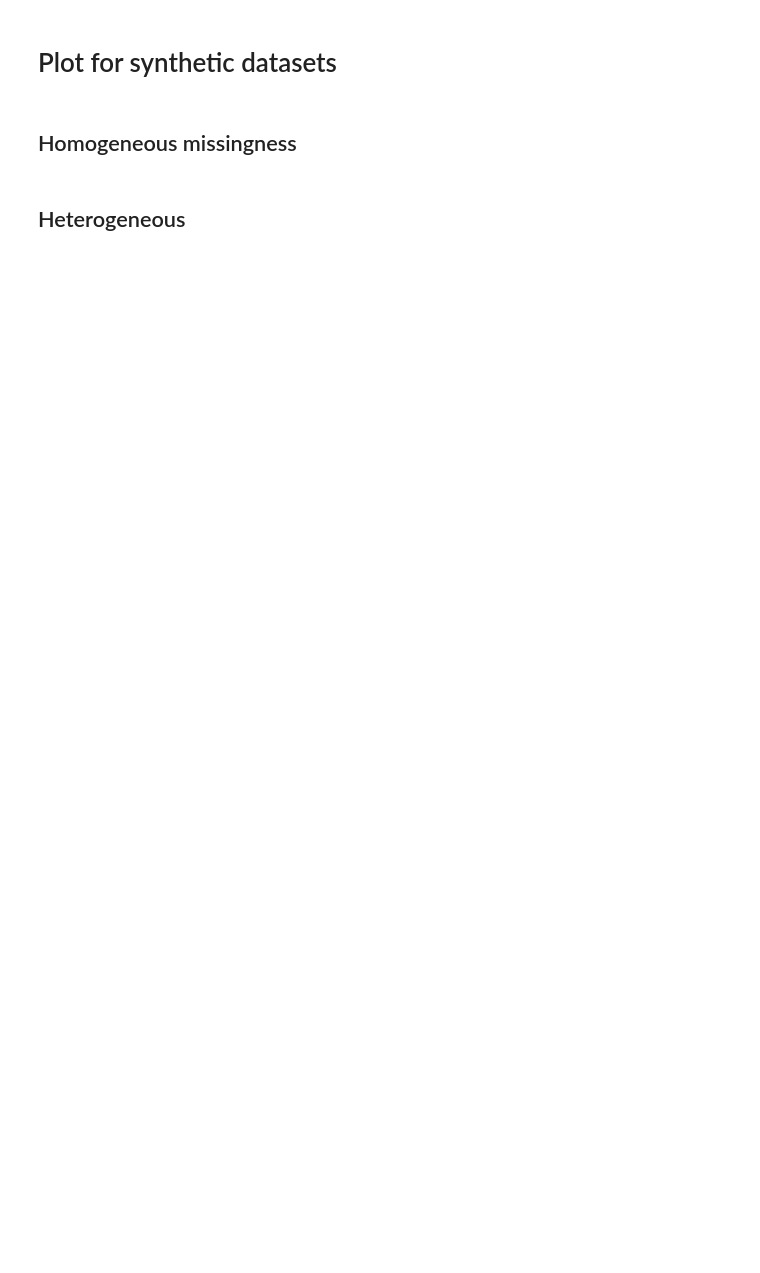
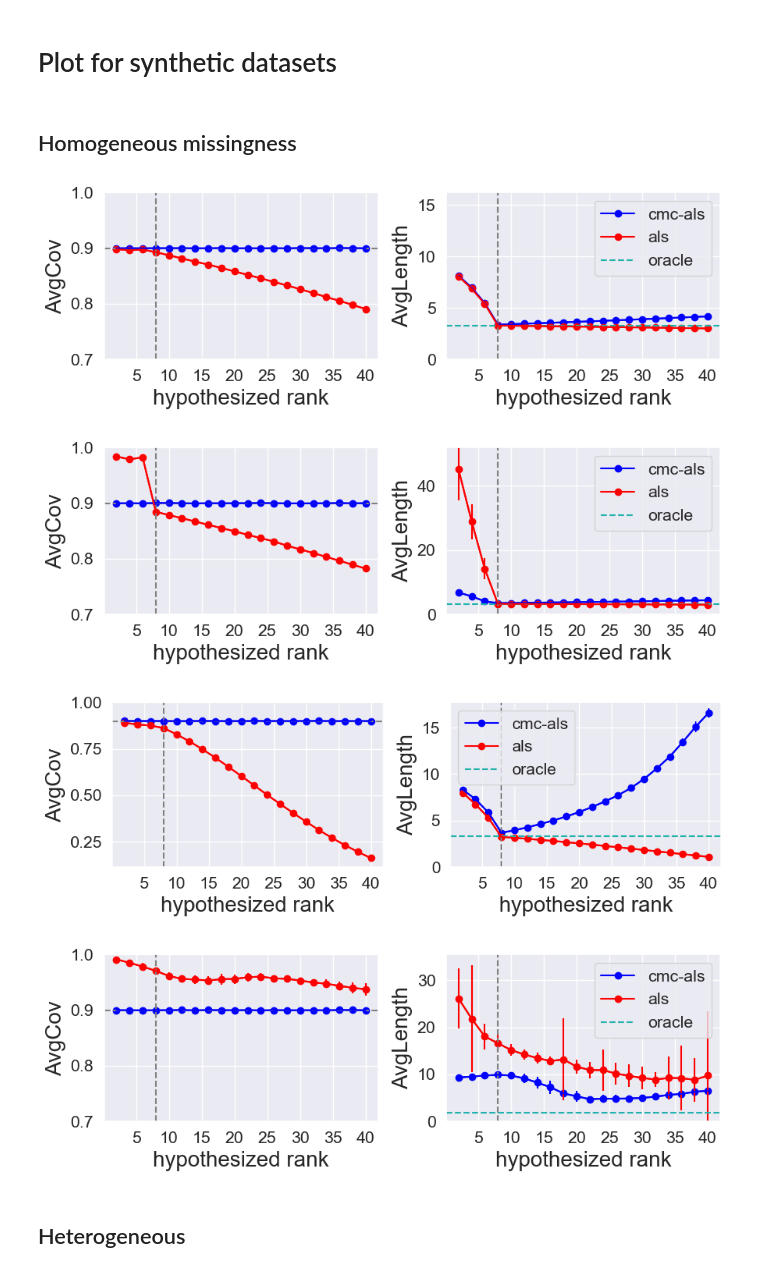
Before and after one commit to yugjerry/conf-mc, a Jupyter notebook: plot/plot_result.ipynb, the cells around one changed output. Saved outputs shown, nothing was run; the diff lists cells and outputs as text; code cells hidden in the pictures; blank space fills up the shorter version.

Commit message:
update plots

```diff
--- a/plot/plot_result.ipynb
+++ b/plot/plot_result.ipynb
@@ -61,10 +61,8 @@ for d in [500]:
             sd_len_cvx = np.zeros(len(rk_seq))
             for i_rk in range(len(rk_seq)):
                 rk = rk_seq[i_rk]
-                file_dir1 = '../results_4_28/cov_'+str(d1)+'_'+str(mis_set)+'_'+str(k_star)+'_'+str(rk)+'_'+het+'_'+str(sd)+'_'+tail+'_'+str(pr)+'_'+str(sigma_true)+'_'+str(full_exp)+'.csv'
-                file_dir2 = '../results_4_28/len_'+str(d1)+'_'+str(mis_set)+'_'+str(k_star)+'_'+str(rk)+'_'+het+'_'+str(sd)+'_'+tail+'_'+str(pr)+'_'+str(sigma_true)+'_'+str(full_exp)+'.csv'
-#                 file_dir1 = '../results/cov_'+str(d1)+'_'+str(low_d)+'_'+het+'_'+str(sd)+'_'+str(sd_perturb)+'_'+tail+'_'+str(pr)+'.csv'
-#                 file_dir2 = '../results/len_'+str(d1)+'_'+str(low_d)+'_'+het+'_'+str(sd)+'_'+str(sd_perturb)+'_'+tail+'_'+str(pr)+'.csv'
+                file_dir1 = '../results/cov_'+str(d1)+'_'+str(mis_set)+'_'+str(k_star)+'_'+str(rk)+'_'+het+'_'+str(sd)+'_'+tail+'_'+str(pr)+'_'+str(sigma_true)+'_'+str(full_exp)+'.csv'
+                file_dir2 = '../results/len_'+str(d1)+'_'+str(mis_set)+'_'+str(k_star)+'_'+str(rk)+'_'+het+'_'+str(sd)+'_'+tail+'_'+str(pr)+'_'+str(sigma_true)+'_'+str(full_exp)+'.csv'
                 cov_df = pd.read_csv(file_dir1)
                 len_df = pd.read_csv(file_dir2)
 
@@ -110,8 +108,6 @@ for d in [500]:
             sns.set(font_scale = 1.4)
 
             col_seq=['orange','blue','green','red']
-#             cov_min = min(min(cov_als)*0.8,1-alpha)
-#             cov_min = 0.2
             if mis_set==2:
                 cov_min=min(min(cov_als)*0.7,1-alpha)
             else:
@@ -131,36 +127,41 @@ for d in [500]:
                 ax[0].set_xticks([1.5,4,6.5,9,11.5,14,16.5,19],[5,10,15,20,25,30,35,40])
             ax[0].set_ylim((cov_min,1))
             ax[0].set_xlabel('hypothesized rank',fontsize=20)
-            ax[0].set_ylabel('AveCov',fontsize=20)
+            ax[0].set_ylabel('AvgCov',fontsize=20)
             ax[0].axvline(x = rk_x, color = 'grey', linestyle = '--')
             ax[0].axhline(y = 1-alpha, color = 'grey', linestyle = '--')
 
             ax[1].plot(range(len(rk_seq)), len_conf_hat, marker='o', label=label2, c=col_seq[1])
             ax[1].errorbar(range(len(rk_seq)), len_conf_hat, yerr = sd_len_conf_hat, c=col_seq[1])
             ax[1].plot(range(len(rk_seq)), len_als, marker='o', label=label4, c=col_seq[3])
             ax[1].errorbar(range(len(rk_seq)), len_als, yerr = sd_len_als, c=col_seq[3])
             if full_exp:
                 ax[1].plot(range(len(rk_seq)), len_conf, marker='o', label=label1, c=col_seq[0])
                 ax[1].errorbar(range(len(rk_seq)), len_conf, yerr = sd_len_conf, c=col_seq[0])
                 ax[1].plot(range(len(rk_seq)), len_cvx, marker='o', label=label3, c=col_seq[2])
                 ax[1].errorbar(range(len(rk_seq)), len_cvx, yerr = sd_len_cvx, c=col_seq[2])
                 ax[1].set_xticks([0.25,1.5,2.75,4],[5,10,15,20])
             else:
                 ax[1].set_xticks([1.5,4,6.5,9,11.5,14,16.5,19],[5,10,15,20,25,30,35,40])
             ax[1].set_xlabel('hypothesized rank',fontsize=20)
-            ax[1].set_ylabel('AveLen',fontsize=20)
+            ax[1].set_ylabel('AvgLength',fontsize=20)
             ax[1].set_ylim((0,ymax))
             ax[1].axvline(x = rk_x, color = 'grey', linestyle = '--')
 
             if tail=='gaussian':
                 oracle_len = scipy.stats.norm.ppf(1-alpha/2,0,sd)
             elif tail=='t':
                 oracle_len = sd * scipy.stats.t.ppf(1-alpha/2,1.2)
             ax[1].axhline(y = 2*oracle_len, color = 'lightseagreen', linestyle = '--', label='oracle')
             ax[1].legend(loc='best',ncol=1)
 
             plot_dir = '../plot_paper/plot_rk_'+str(alpha)+'_'+str(d1)+'_'+str(mis_set)+'_'+str(k_star)+'_'+het+'_'+str(sd)+'_'+tail+'_'+str(pr)+'_'+str(sigma_true)+'_'+str(full_exp)+'.pdf'
             plt.savefig(plot_dir, bbox_inches='tight')
+# %% [output]
+[figure, added]
+[figure, added]
+[figure, added]
+[figure, added]
 # %% [markdown]
 ## Heterogeneous
 # %%
```
Also changed, not shown: parts of 2 cells of this notebook.
